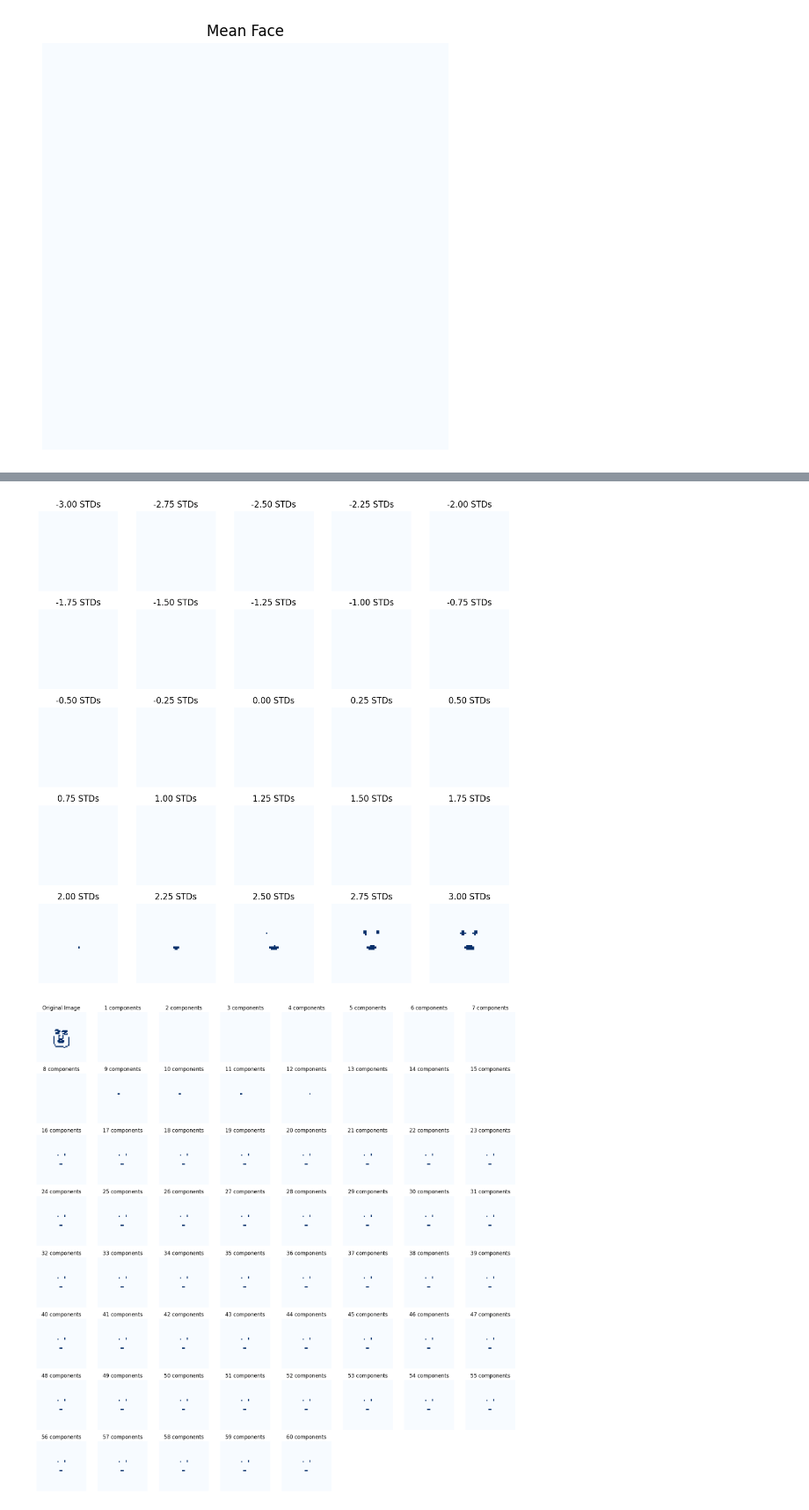
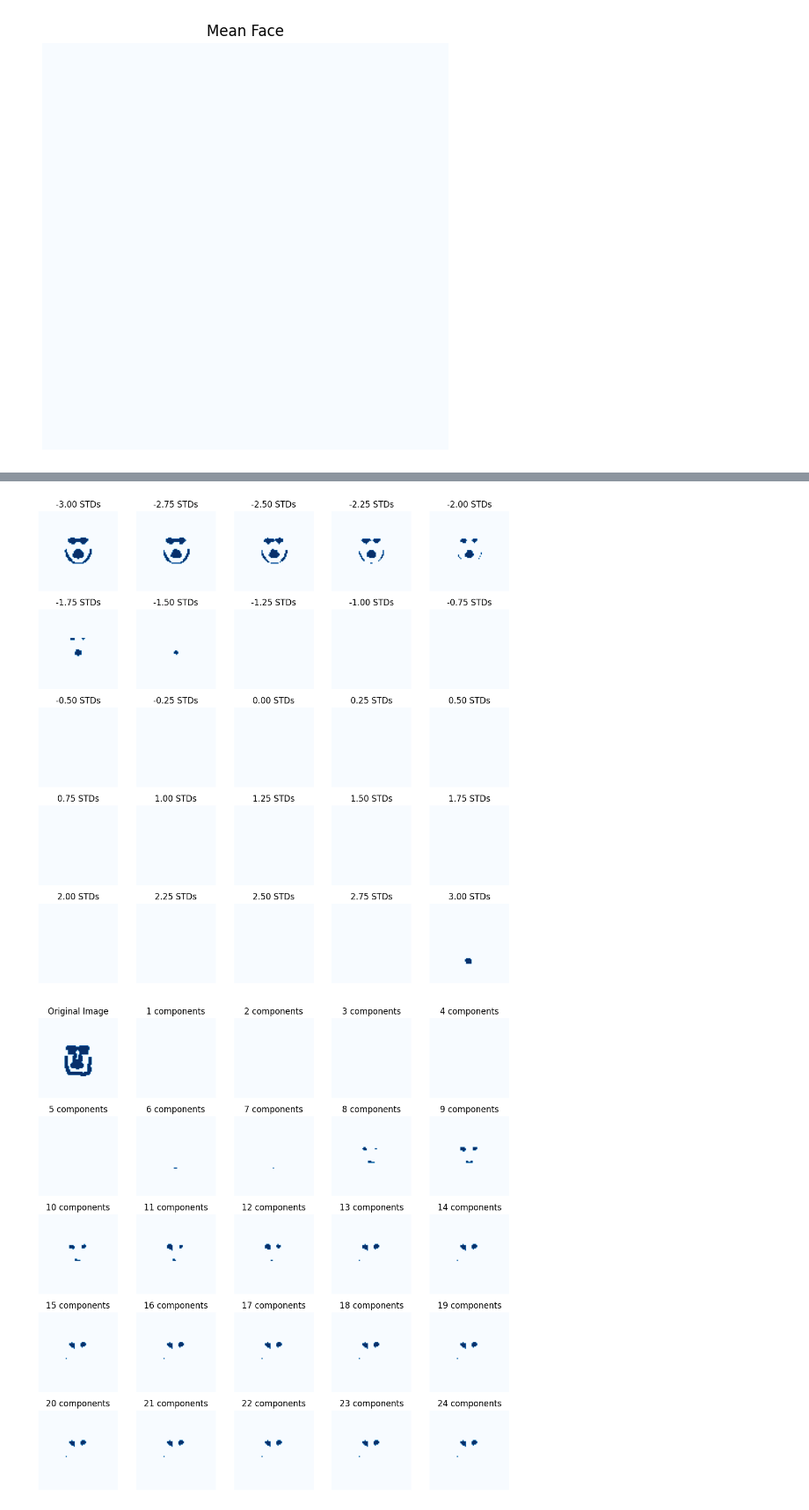
Before and after one commit to LucaFranceschi01/AGiC-2024, a Jupyter notebook: Lab2/eigenfaces_u199149_u198711.ipynb, the cells around one changed output, grey strips where cells are left out. Shown at 88% size. Saved outputs shown, nothing was run; the diff lists cells and outputs as text; code cells hidden in the pictures.

```diff
--- a/Lab2/eigenfaces_u199149_u198711.ipynb
+++ b/Lab2/eigenfaces_u199149_u198711.ipynb
@@ -19,7 +19,7 @@ import matplotlib.pyplot as plt
 # Some hyperparameters
 
 # Width and height of resized images
-wh = 50
+wh = 70
 shape = (wh, wh)
 shape_rgb = (wh, wh, 3)
 
@@ -68,7 +68,7 @@ def process_images(relative_path: str, image_shape: tuple = (50, 50)):
 
     return (imgs, np.array(flattened_imgs))
 # %%
-images, falttened = process_images('/helen')
+images, flattened = process_images('/helen', image_shape=shape)
 # %%
 def display_processed_images(images: np.array, colormap: str = None):
     '''
@@ -148,7 +148,7 @@ def pca(data: np.array, num_components: int = 10):
 
     return eigenvalues, eigenvectors, projected_data
 # %%
-eigval, eigvec, projection = pca(falttened, num_components=num_components)
+eigval, eigvec, projection = pca(flattened, num_components=num_components)
 # %%
 def plot_explained_variance(eigenvalues: np.array, num_components: int = 120, type: str = 'all'):
     '''
@@ -428,8 +428,16 @@ def process_landmarks(relative_path_images: str, relative_path_landmarks: str, i
                         reshaped_x = int(np.floor(float(x) * image_shape[0] / image_shapes[name][0]))
                         reshaped_y = int(np.floor(float(y) * image_shape[1] / image_shapes[name][1]))
 
-                        if reshaped_y < 50 and reshaped_x < 50:
-                            landmark[reshaped_y][reshaped_x] = 1
+
+                        # if reshaped_x < image_shape[0] and reshaped_y < image_shape[1]:
+                        #     landmark[reshaped_y][reshaped_x] = 1
+
+                        for i in range(-1, 2):
+                            for j in range(-1, 2): #paint current and surrounding pixels
+                                p_i = reshaped_x + i
+                                p_j = reshaped_y + j
+                                if p_i < image_shape[0] and p_j < image_shape[1]:
+                                    landmark[p_j][p_i] = 1
 
                     landmarks_dict[name] = landmark
 
@@ -461,9 +469,9 @@ display_eigenfaces(eigvec_landmarks, image_shape=shape, colormap='Blues')
 display_modes_of_variation(np.mean(flatten_landmarks, axis=0), eigval_landmarks, eigvec_landmarks,
                            image_shape=shape, colormap='Blues', comp=0)
 # %% [output]
-[figure, old version]
+[figure, new version]
 # %%
 display_reconstruction_comparison(landmarks, eigvec_landmarks, flatten_landmarks, np.mean(flatten_landmarks, axis=0),
-                                  image_shape=shape, colormap='Blues')
+                                  image_shape=shape, colormap='Blues', num_components=24)
 # %% [output]
-[figure, old version]
+[figure, new version]
```
Also changed, not shown: parts of 8 cells of this notebook.
